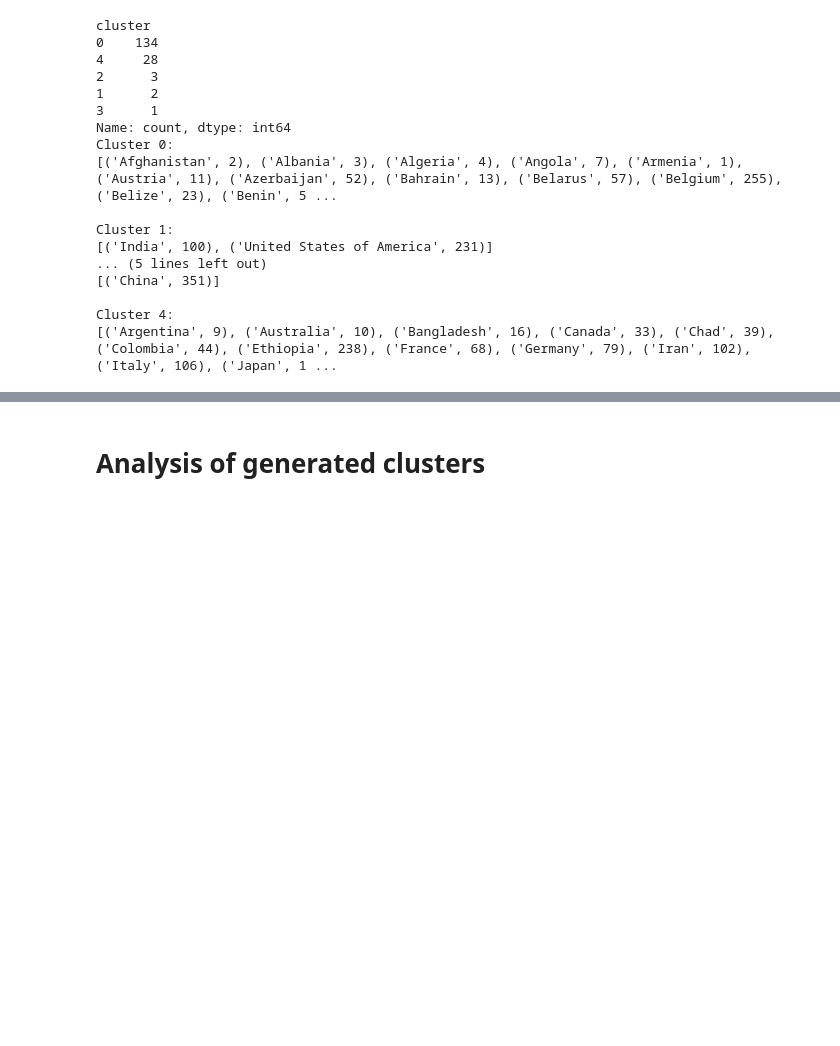
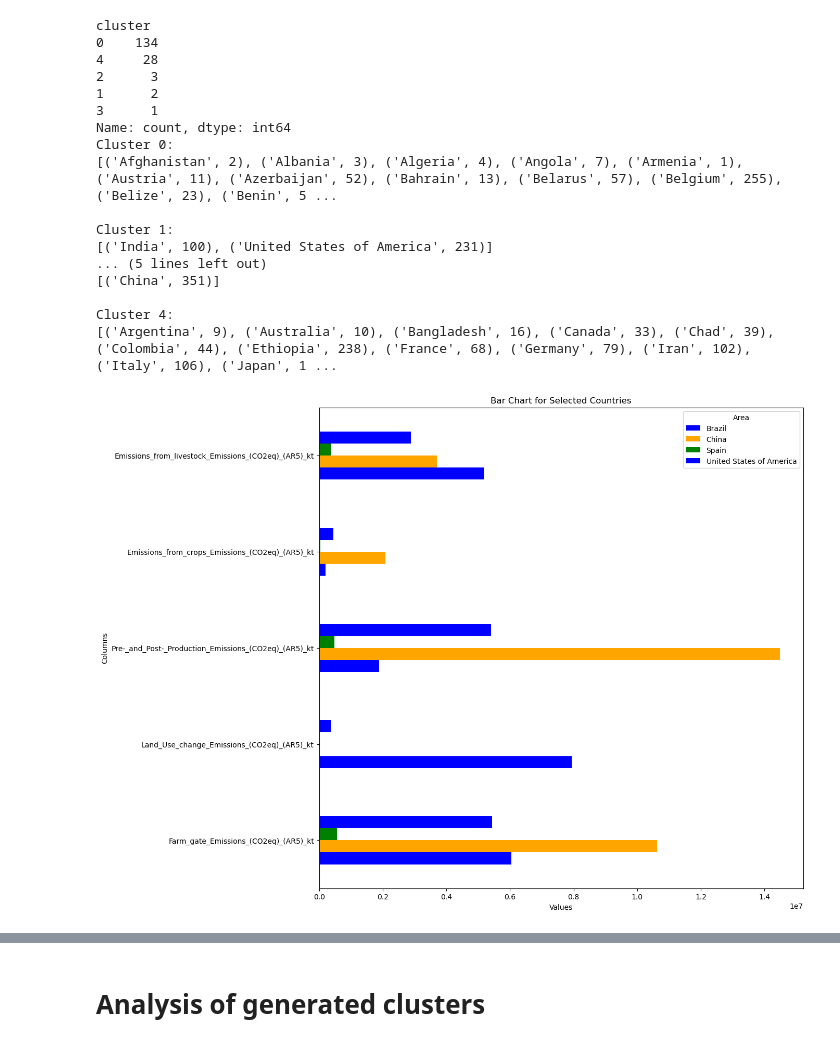
Before and after one commit to ezemriv/FAO-Food-CO2-Footprint, a Jupyter notebook: country_emissions/03_kmeans_clustering.ipynb, the cells around one changed output, grey strips where cells are left out. Drawn from its saved outputs; the diff is of its cells as text; code cells hidden in the pictures; blank space fills up the shorter version.

Commit message:
pre-clean

```diff
--- a/country_emissions/03_kmeans_clustering.ipynb
+++ b/country_emissions/03_kmeans_clustering.ipynb
@@ -7,7 +7,7 @@ import seaborn as sns
 # %% [markdown]
 # Load data
 # %%
-original_data = pd.read_parquet(r'../data/FAOSTAT/clean_data/all_tables_processed/full_country_dataset_v4_TOTALS.parquet')
+                                                                                                                                                                                                                                                                                                                                                                                                                                                                                                                                                    original_data = pd.read_parquet(r'../data/FAOSTAT/clean_data/all_tables_processed/full_country_dataset_v4_TOTALS.parquet')
 original_data.head()
 # %% [output]
 |  | Area Code | Year | Area | Agricultural_Soils_Emissions_(CO2... | Agrifood_Systems_Waste_Disposal_E... | Agrifood_systems_Emissions_(CO2eq... | ... |
@@ -163,9 +163,10 @@ cluster_columns = [
         'Farm_gate_Emissions_(CO2eq)_(AR5)_kt',
         'Land_Use_change_Emissions_(CO2eq)_(AR5)_kt',
         'Pre-_and_Post-_Production_Emissions_(CO2eq)_(AR5)_kt',
-        'Burning_-_Crop_residues_Emissions_(CO2eq)_(AR5)_kt',
-        'Crop_Residues_Emissions_(CO2eq)_(AR5)_kt',
-        'Rice_Cultivation_Emissions_(CO2eq)_(AR5)_kt',
+        # 'Burning_-_Crop_residues_Emissions_(CO2eq)_(AR5)_kt',
+        # 'Crop_Residues_Emissions_(CO2eq)_(AR5)_kt',
+        # 'Rice_Cultivation_Emissions_(CO2eq)_(AR5)_kt',
+        'Emissions_from_crops_Emissions_(CO2eq)_(AR5)_kt',
         'Emissions_from_livestock_Emissions_(CO2eq)_(AR5)_kt',
 ]
 
@@ -290,27 +291,29 @@ Cluster 1:
 Cluster 4:
 [('Argentina', 9), ('Australia', 10), ('Bangladesh', 16), ('Canada', 33), ('Chad', 39), ('Colombia', 44), ('Ethiopia', 238), ('France', 68), ('Germany', 79), ('Iran', 102), ('Italy', 106), ('Japan', 1 ...
 # %%
-# # Define the countries and columns
-# countries = ['Trinidad and Tobago', 'India', 'China']
-# columns = cluster_columns
+# Define the countries and columns
+countries = ['United States of America', 'Brazil', 'China', 'Spain']
+columns = cluster_columns
 
-# # Reset index and filter data for the specified countries
-# plot_data = kmeans_data.reset_index()
-# plot_data = plot_data[plot_data['Area'].isin(countries)]
+# Reset index and filter data for the specified countries
+plot_data = kmeans_data.reset_index()
+plot_data = plot_data[plot_data['Area'].isin(countries)]
 
-# # Set the 'Area' column as index again and select columns
-# plot_data = plot_data.set_index('Area')[columns]
+# Set the 'Area' column as index again and select columns
+plot_data = plot_data.set_index('Area')[columns]
 
-# # Plot horizontal bar chart with different colors for each country
-# ax = plot_data.T.plot.barh(figsize=(12, 12), color=['blue', 'orange', 'green'])
+# Plot horizontal bar chart with different colors for each country
+ax = plot_data.T.plot.barh(figsize=(12, 12), color=['blue', 'orange', 'green'])
 
-# # Set titles and labels
-# plt.title('Bar Chart for Selected Countries')
-# plt.xlabel('Values')
-# plt.ylabel('Columns')
+# Set titles and labels
+plt.title('Bar Chart for Selected Countries')
+plt.xlabel('Values')
+plt.ylabel('Columns')
 
-# # Set log scale for x-axis if needed
+# Set log scale for x-axis if needed
 # plt.xscale('log')
 
-# # Display the plot
-# plt.show()
+# Display the plot
+plt.show()
+# %% [output]
+[figure, added]
```
Also changed, not shown: parts of 4 cells of this notebook, 3 other files.
